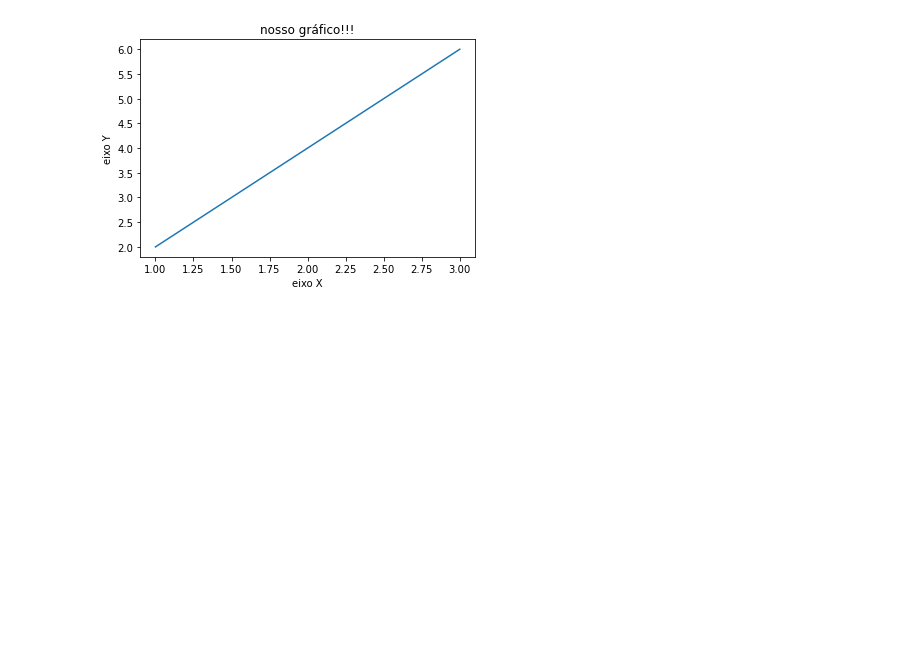
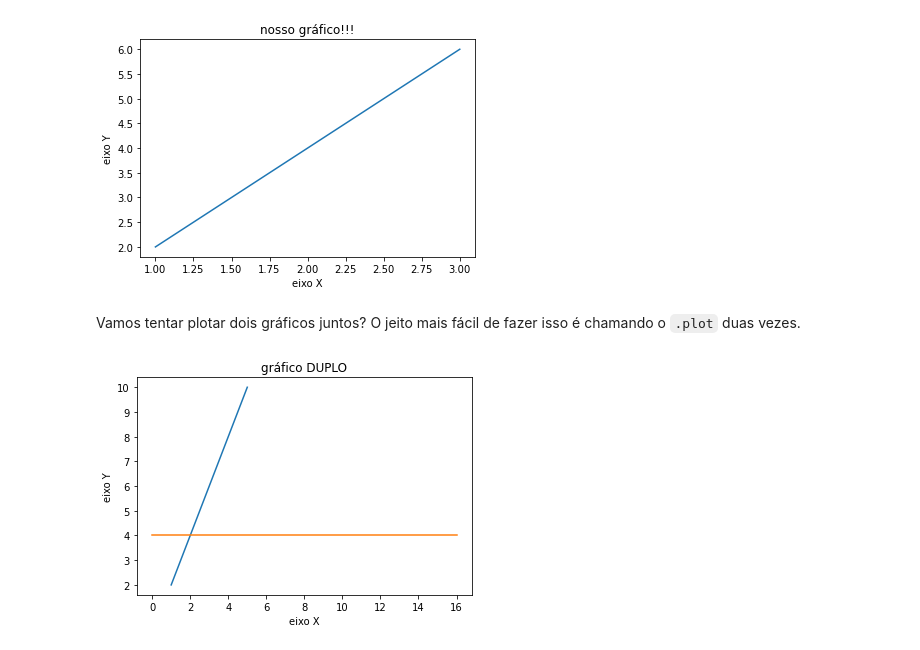
Before and after one commit to heitorhenriques/MiniCurso, a Jupyter notebook: Aula 4/Aula4.ipynb, the cells around one changed output. Cells and saved outputs as stored; diff of their text form; code cells hidden in the pictures; blank space fills up the shorter version.

```diff
--- a/Aula 4/Aula4.ipynb
+++ b/Aula 4/Aula4.ipynb
@@ -72,3 +77,24 @@ plt.ylabel('eixo Y')
 plt.show()
 # %% [output]
 [figure]
+# %% [markdown]
+Vamos tentar plotar dois gráficos juntos? O jeito mais fácil de fazer isso é chamando o `.plot` duas vezes.
+# %%
+x1 = [1,2,3,4,5]
+y1 = [2,4,6,8,10]
+
+x2 = [0,2,4,8,16]
+y2 = [4,4,4,4,4]
+
+plt.plot(x1,y1)
+plt.plot(x2,y2)
+
+plt.title('gráfico DUPLO')
+
+plt.xlabel('eixo X')
+
+plt.ylabel('eixo Y')
+
+plt.show()
+# %% [output]
+[figure, added]
```
Also changed, not shown: parts of 27 cells of this notebook, 1 other file.
